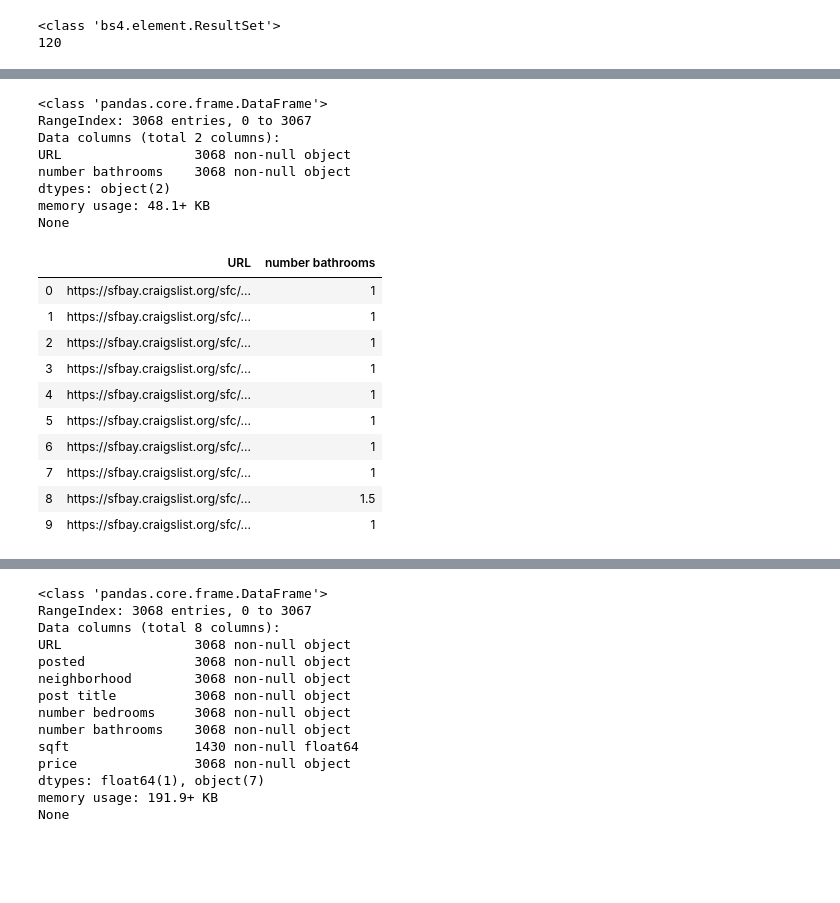
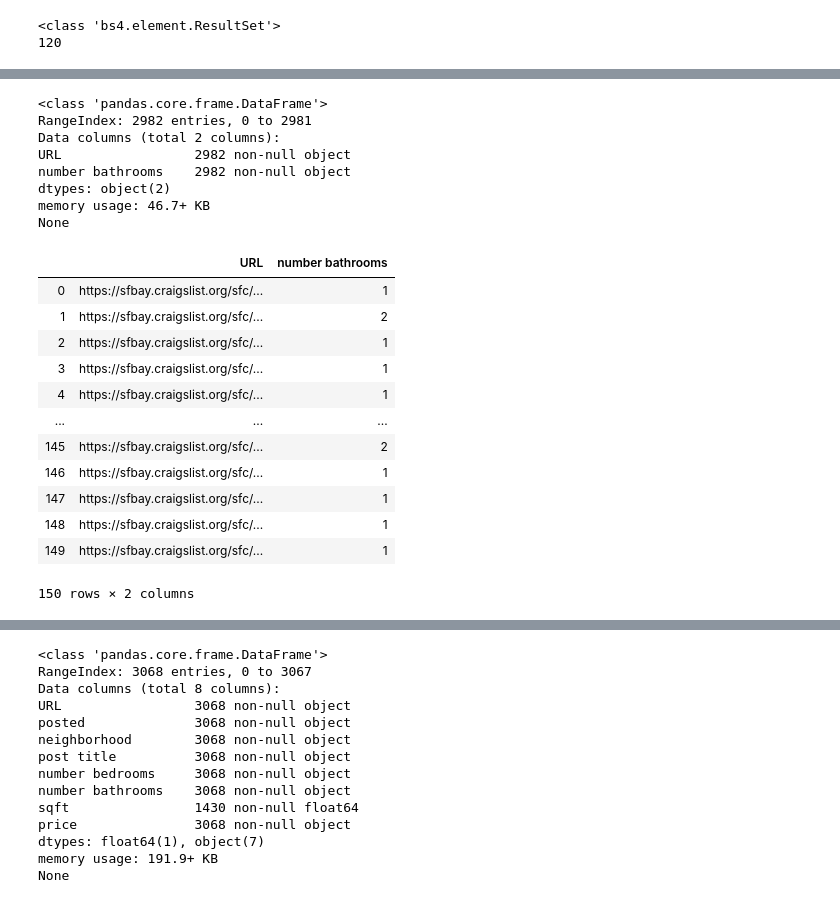
Before and after one commit to sutrofog/Sillman-Metis-Project-2, a Jupyter notebook: Sillman-Metis-Project-2.ipynb, the cells around one changed output, grey strips where cells are left out. Cells and saved outputs as stored; diff of their text form; code cells hidden in the pictures; blank space fills up the shorter version.

Commit message:
fixed problems, added error handling, cleaned up

```diff
--- a/Sillman-Metis-Project-2.ipynb
+++ b/Sillman-Metis-Project-2.ipynb
@@ -232,0 +279,47 @@ None
+# %%
+import pandas as pd
+
+sf_apts_3 = pd.DataFrame({'URL': post_links,
+                        'number bathrooms': bath_counts
+                         })
+
+##the scraping choked on record index #108. I checked, and this post was flagged for removal.
+##I need to drop the row with index 108 using df.drop([]), above
+##Then I added error handling for the AttributeError that kept coming up if a post was flagged for removal.
+##That way, I didn't have to remove a row every time the scrape choked on a flagged post.
+
+###Some diagnostic dataframes and print statements below
+
+#sf_apts_url = pd.DataFrame({'URL': post_links})
+#sf_apts_bathrooms = pd.DataFrame({'number bathrooms': bath_counts})
+
+#sf_apts = pd.DataFrame({'URL': post_links})
+#print(sf_apts_url.info())
+#sf_apts_url.head(10)
+#print(sf_apts_bathrooms.info())
+#sf_apts_bathrooms.head(10)
+
+print(sf_apts_3.info())
+sf_apts_3.head(150)
+# %% [output]
+<class 'pandas.core.frame.DataFrame'>
+RangeIndex: 2982 entries, 0 to 2981
+Data columns (total 2 columns):
+URL                 2982 non-null object
+number bathrooms    2982 non-null object
+dtypes: object(2)
+memory usage: 46.7+ KB
+None
+|  | URL | number bathrooms |
+| 0 | https://sfbay.craigslist.org/sfc/... | 1 |
+| 1 | https://sfbay.craigslist.org/sfc/... | 2 |
+| 2 | https://sfbay.craigslist.org/sfc/... | 1 |
+| 3 | https://sfbay.craigslist.org/sfc/... | 1 |
+| 4 | https://sfbay.craigslist.org/sfc/... | 1 |
+| ... | ... | ... |
+| 145 | https://sfbay.craigslist.org/sfc/... | 2 |
+| 146 | https://sfbay.craigslist.org/sfc/... | 1 |
+| 147 | https://sfbay.craigslist.org/sfc/... | 1 |
+| 148 | https://sfbay.craigslist.org/sfc/... | 1 |
+| 149 | https://sfbay.craigslist.org/sfc/... | 1 |
+150 rows × 2 columns
@@ -305,30 +330,0 @@ for url in post_links:
-# %%
-import pandas as pd
-
-sf_apts_2 = pd.DataFrame({'URL': post_links,
-                        'number bathrooms': bath_counts
-                         })
-
-#sf_apts = pd.DataFrame({'URL': post_links})
-print(sf_apts_2.info())
-sf_apts_2.head(10)
-# %% [output]
-<class 'pandas.core.frame.DataFrame'>
-RangeIndex: 3068 entries, 0 to 3067
-Data columns (total 2 columns):
-URL                 3068 non-null object
-number bathrooms    3068 non-null object
-dtypes: object(2)
-memory usage: 48.1+ KB
-None
-|  | URL | number bathrooms |
-| 0 | https://sfbay.craigslist.org/sfc/... | 1 |
-| 1 | https://sfbay.craigslist.org/sfc/... | 1 |
-| 2 | https://sfbay.craigslist.org/sfc/... | 1 |
-| 3 | https://sfbay.craigslist.org/sfc/... | 1 |
-| 4 | https://sfbay.craigslist.org/sfc/... | 1 |
-| 5 | https://sfbay.craigslist.org/sfc/... | 1 |
-| 6 | https://sfbay.craigslist.org/sfc/... | 1 |
-| 7 | https://sfbay.craigslist.org/sfc/... | 1 |
-| 8 | https://sfbay.craigslist.org/sfc/... | 1.5 |
-| 9 | https://sfbay.craigslist.org/sfc/... | 1 |
```
Also changed, not shown: parts of 21 cells of this notebook.
